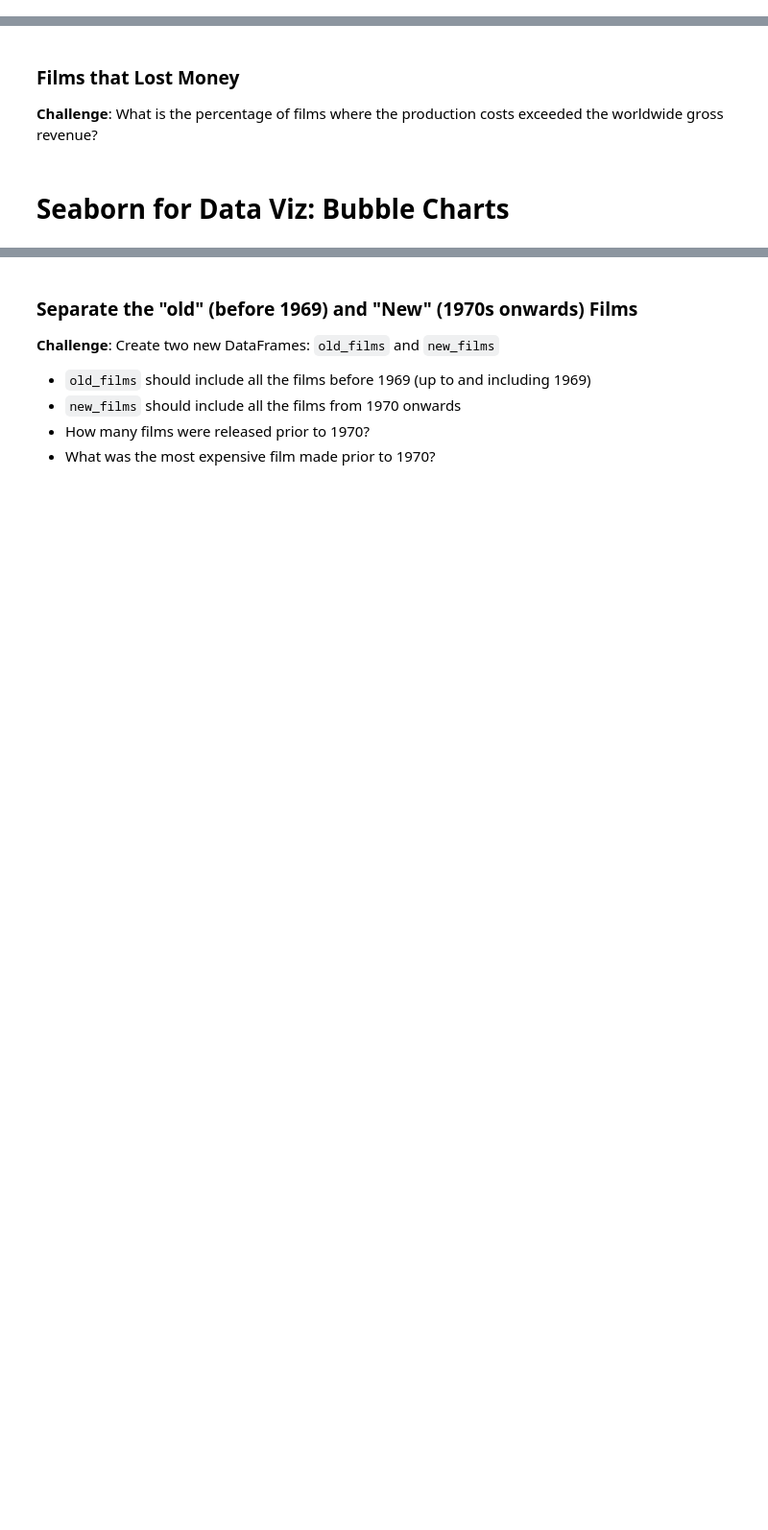
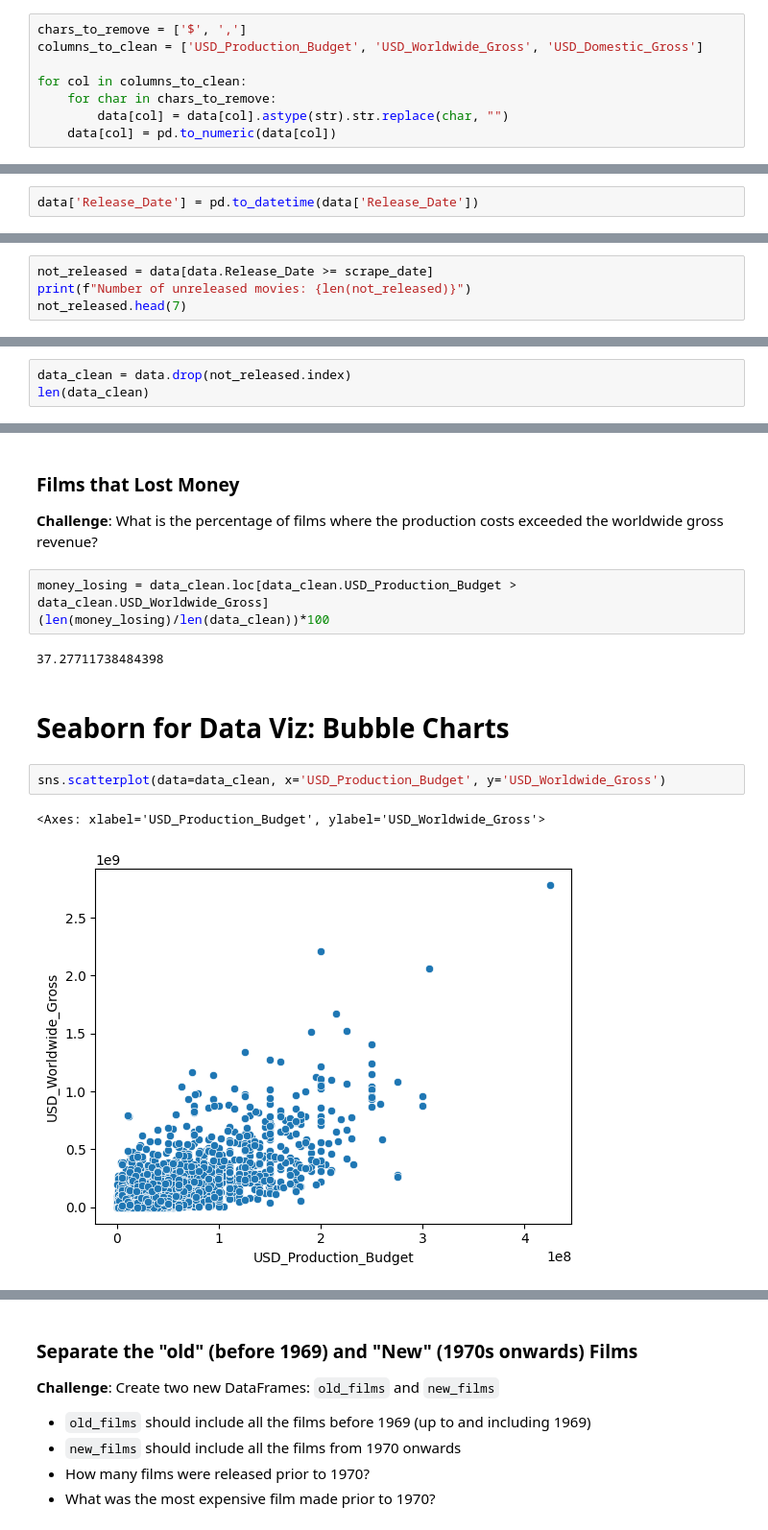
Before and after one commit to anandachanta19/100DaysOfCode, a Jupyter notebook: Seaborn_Regression/Seaborn_and_Linear_Regression_(start).ipynb, the cells around one changed output, grey strips where cells are left out. Shown at 96% size. Saved outputs shown, nothing was run; the diff lists cells and outputs as text; blank space fills up the shorter version.

```diff
--- a/Seaborn_Regression/Seaborn_and_Linear_Regression_(start).ipynb
+++ b/Seaborn_Regression/Seaborn_and_Linear_Regression_(start).ipynb
@@ -35,5 +65,15 @@ data = pd.read_csv('cost_revenue_dirty.csv')
 <br>
 <br>
 Note that *domestic* in this context refers to the United States.
+# %%
+chars_to_remove = ['$', ',']
+columns_to_clean = ['USD_Production_Budget', 'USD_Worldwide_Gross', 'USD_Domestic_Gross']
+
+for col in columns_to_clean:
+    for char in chars_to_remove:
+        data[col] = data[col].astype(str).str.replace(char, "")
+    data[col] = pd.to_numeric(data[col])
 # %% [markdown]
 **Challenge**: Convert the `Release_Date` column to a Pandas Datetime type.
+# %%
+data['Release_Date'] = pd.to_datetime(data['Release_Date'])
@@ -70,3 +185,7 @@ Hint: This time you'll have to use the `and` keyword.
 # %%
 # Date of Data Collection
 scrape_date = pd.Timestamp('2018-5-1')
+# %%
+not_released = data[data.Release_Date >= scrape_date]
+print(f"Number of unreleased movies: {len(not_released)}")
+not_released.head(7)
@@ -72,0 +202,3 @@ scrape_date = pd.Timestamp('2018-5-1')
+# %%
+data_clean = data.drop(not_released.index)
+len(data_clean)
@@ -75,8 +209,18 @@ scrape_date = pd.Timestamp('2018-5-1')
 
 **Challenge**:
 What is the percentage of films where the production costs exceeded the worldwide gross revenue?
+# %%
+money_losing = data_clean.loc[data_clean.USD_Production_Budget > data_clean.USD_Worldwide_Gross]
+(len(money_losing)/len(data_clean))*100
+# %% [output]
+37.27711738484398
 # %% [markdown]
 # Seaborn for Data Viz: Bubble Charts
+# %%
+sns.scatterplot(data=data_clean, x='USD_Production_Budget', y='USD_Worldwide_Gross')
+# %% [output]
+<Axes: xlabel='USD_Production_Budget', ylabel='USD_Worldwide_Gross'>
+[figure, added]
 # %% [markdown]
 ### Plotting Movie Releases over Time
 
```
Also changed, not shown: parts of 31 cells of this notebook.
